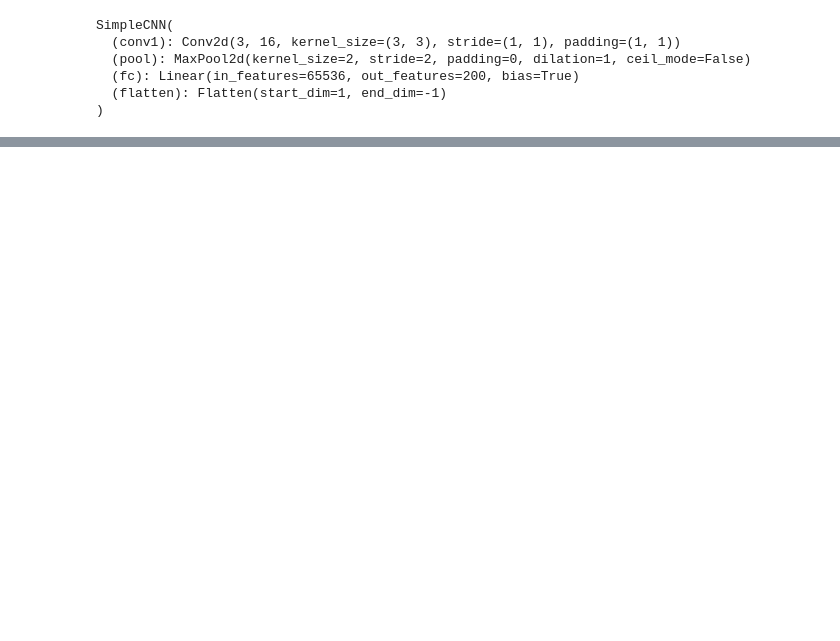
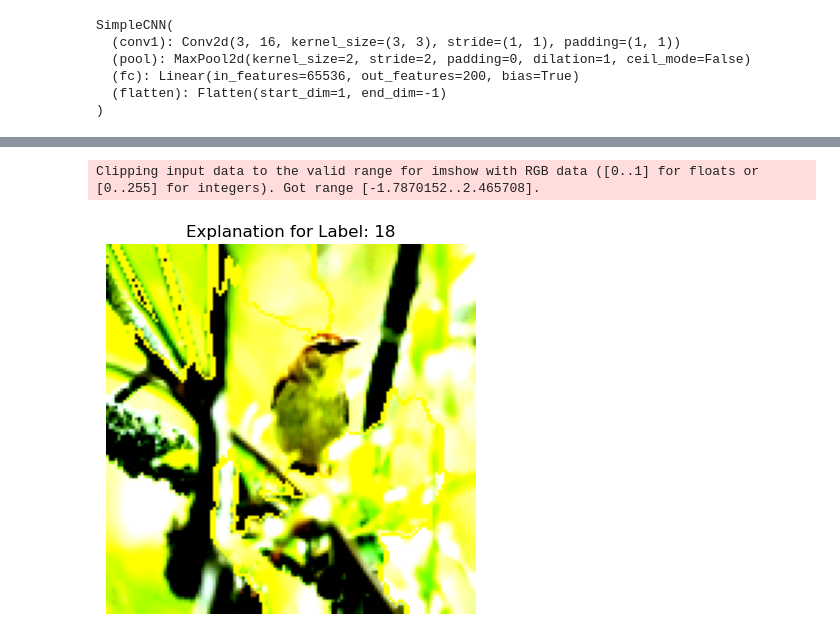
Before and after one commit to christinaperdue/AML2024-Feather-in-Focus, a Jupyter notebook: christries.ipynb, the cells around one changed output, grey strips where cells are left out. Drawn from its saved outputs; the diff is of its cells as text; code cells hidden in the pictures; blank space fills up the shorter version.

```diff
--- a/christries.ipynb
+++ b/christries.ipynb
@@ -178,7 +255,8 @@ print(net)
 # Step 3: Define a loss function and optimizer
 import torch.optim as optim
 criterion = nn.CrossEntropyLoss()
-optimizer = optim.SGD(net.parameters(), lr=0.001, momentum=0.9)
+#optimizer = optim.SGD(net.parameters(), lr=0.001, momentum=0.9)
+optimizer = torch.optim.Adam(net.parameters(), lr=0.0001)
 # %% [output]
 SimpleCNN(
   (conv1): Conv2d(3, 16, kernel_size=(3, 3), stride=(1, 1), padding=(1, 1))
@@ -216,0 +429,24 @@ Finished Training
+# %%
+def predict_fn(images):
+    """
+    LIME requires NumPy arrays as input. This function:
+    1. Converts NumPy arrays to PyTorch tensors.
+    2. Passes them through the model.
+    3. Returns probabilities as a NumPy array.
+    """
+    images_tensor = torch.from_numpy(images).permute(0, 3, 1, 2).float()  # Convert NHWC to NCHW
+    outputs = model(images_tensor)
+    probabilities = torch.nn.functional.softmax(outputs, dim=1).detach().numpy()
+    return probabilities
+# %%
+from lime.lime_image import LimeImageExplainer
+
+explainer = LimeImageExplainer()
+# %%
+explanation = explainer.explain_instance(
+    image=image_tensor.squeeze().permute(1, 2, 0).numpy(),  # Convert tensor to HWC NumPy array
+    classifier_fn=predict_fn,  # The prediction function
+    top_labels=1,  # Number of top labels to explain
+    hide_color=0,  # Color for hidden regions
+    num_samples=1000  # Number of perturbations
+)
@@ -216,0 +458,21 @@ Finished Training
+# %%
+from skimage.segmentation import mark_boundaries
+import matplotlib.pyplot as plt
+
+# Get the explanation for the top label
+label = explanation.top_labels[0]
+temp, mask = explanation.get_image_and_mask(
+    label=label,
+    positive_only=True,  # Show only positive contributions
+    num_features=5,  # Number of superpixels to show
+    hide_rest=False  # Whether to hide other parts of the image
+)
+
+# Plot the explanation
+plt.imshow(mark_boundaries(temp, mask))
+plt.title(f"Explanation for Label: {label}")
+plt.axis('off')
+plt.show()
+# %% [output]
+Clipping input data to the valid range for imshow with RGB data ([0..1] for floats or [0..255] for integers). Got range [-1.7870152..2.465708].
+[figure, added]
```
Also changed, not shown: parts of 16 cells of this notebook.
